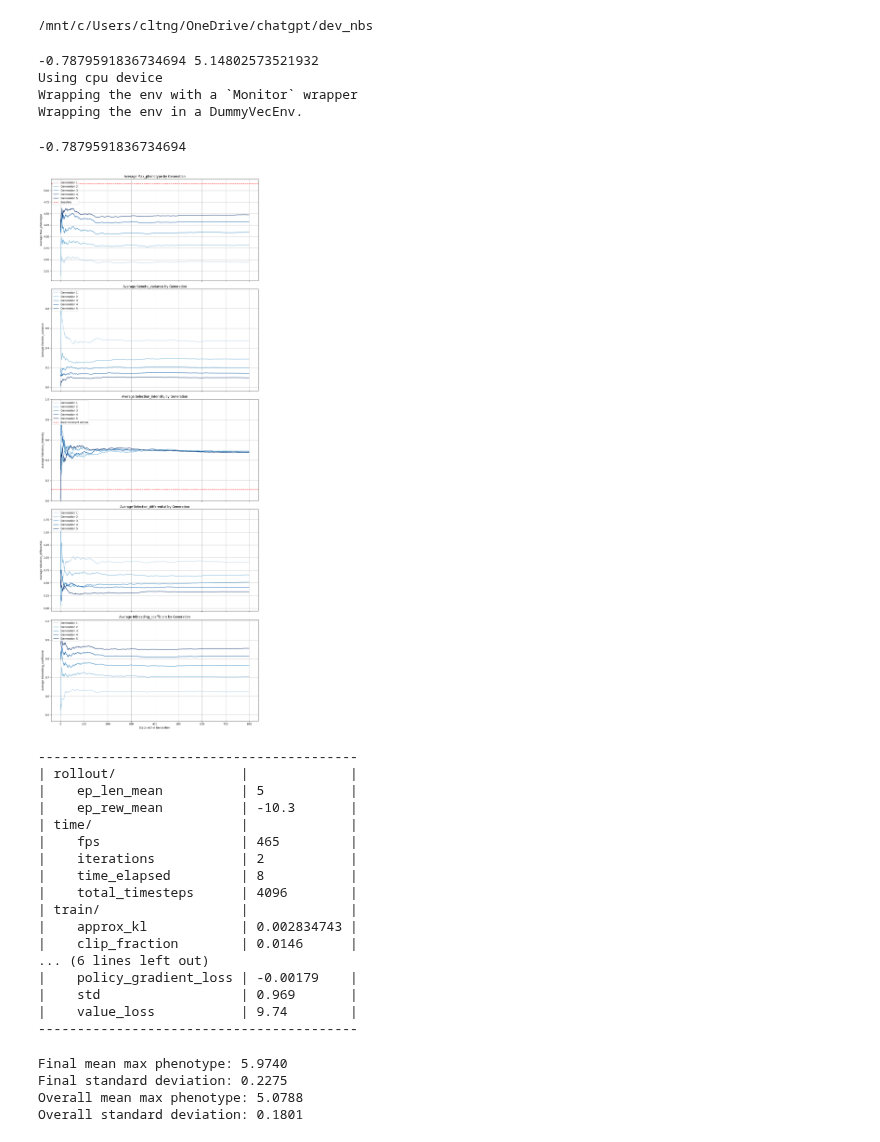
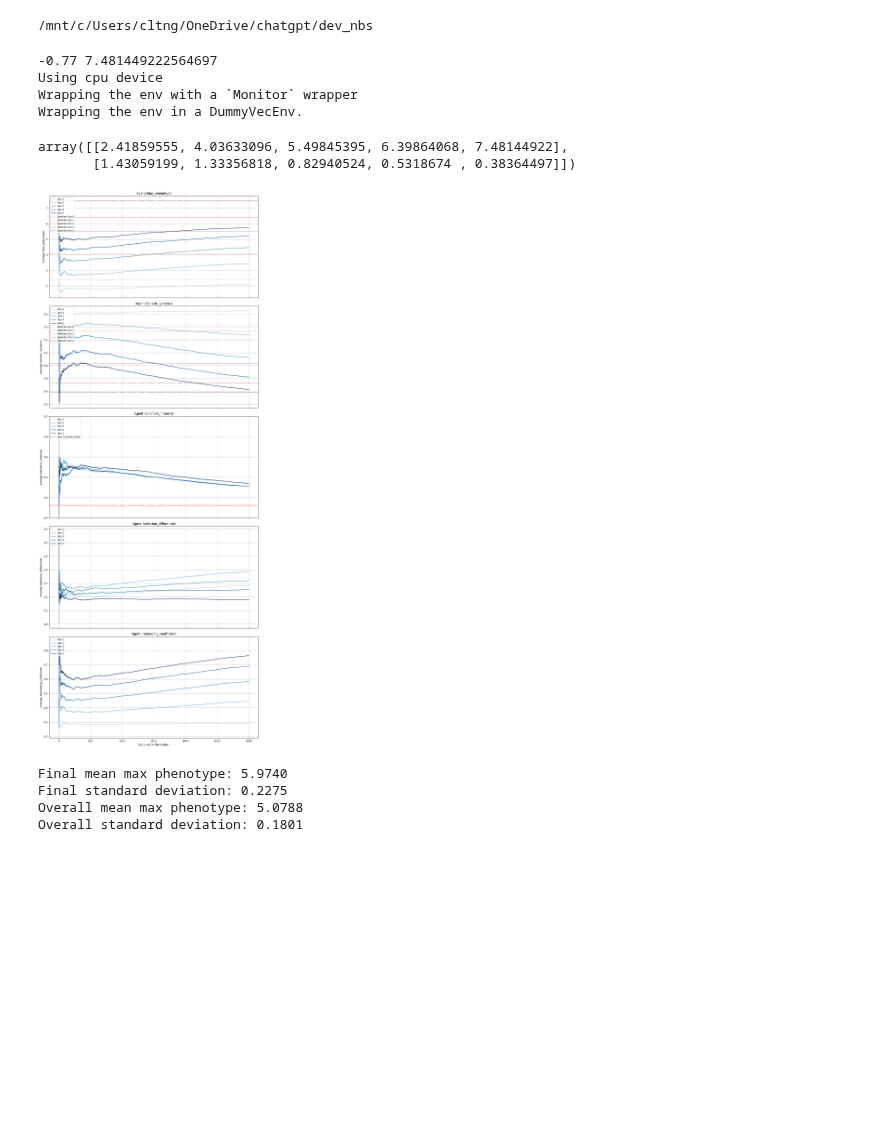
Before and after one commit to cjGO/ChewC, a Jupyter notebook: dev_nbs/ChewCuda.ipynb, the cells around one changed output. Cells and saved outputs as stored; diff of their text form; code cells hidden in the pictures; blank space fills up the shorter version.

Commit message:
improved the logging to show baselines for each generation for pheno/gv

```diff
--- a/dev_nbs/ChewCuda.ipynb
+++ b/dev_nbs/ChewCuda.ipynb
@@ -463,48 +491,33 @@ def get_constant_action_baseline(env, num_reps=30):
 # %%
 max_generations=5
-total_timesteps = 500000
-config = SimulationConfig(n_markers=50, starting_parents=1,pop_size=50)
+total_timesteps = 2000000
+config = SimulationConfig(n_markers=150, starting_parents=1,pop_size=100)
 SP = SimParams(config)
 
 env = SelectionIntensityEnvironment(SP, config, max_generations=max_generations)
-best_action, best_mean_max_phenotype = get_constant_action_baseline(env,)
+best_action, best_mean_max_phenotype, baseline_results = get_constant_action_baseline(env,)
 print(best_action, best_mean_max_phenotype)
 model = PPO("MultiInputPolicy", env, device='cuda', verbose=1, tensorboard_log=tensorboard_log)
 # %% [output]
--0.7879591836734694 5.14802573521932
+-0.77 7.481449222564697
 Using cpu device
 Wrapping the env with a `Monitor` wrapper
 Wrapping the env in a DummyVecEnv.
 # %%
-best_action
+baseline_results
 # %% [output]
--0.7879591836734694
+array([[2.41859555, 4.03633096, 5.49845395, 6.39864068, 7.48144922],
+       [1.43059199, 1.33356818, 0.82940524, 0.5318674 , 0.38364497]])
 # %%
+model = PPO("MultiInputPolicy", env, device='cuda', verbose=1, tensorboard_log=tensorboard_log)
 
 # Set up the model and callback
-vis_callback = GeneralizedVisualizationCallback(log_freq=1000, baseline_value=best_mean_max_phenotype, best_action=best_action)
+vis_callback = GeneralizedVisualizationCallback(log_freq=1000,     baseline_results=baseline_results, best_action=best_action)
 
 # Train the model
 model.learn(total_timesteps=total_timesteps, callback=vis_callback)
 # %% [output]
-[figure, old version]
+[figure, new version]
------------------------------------------
-| rollout/                |             |
-|    ep_len_mean          | 5           |
-|    ep_rew_mean          | -10.3       |
-| time/                   |             |
-|    fps                  | 465         |
-|    iterations           | 2           |
-|    time_elapsed         | 8           |
-|    total_timesteps      | 4096        |
-| train/                  |             |
-|    approx_kl            | 0.002834743 |
-|    clip_fraction        | 0.0146      |
-... (6 lines left out)
-|    policy_gradient_loss | -0.00179    |
-|    std                  | 0.969       |
-|    value_loss           | 9.74        |
------------------------------------------
 # %%
 import matplotlib.pyplot as plt
 import numpy as np
```
Also changed, not shown: parts of 1 cell of this notebook.
